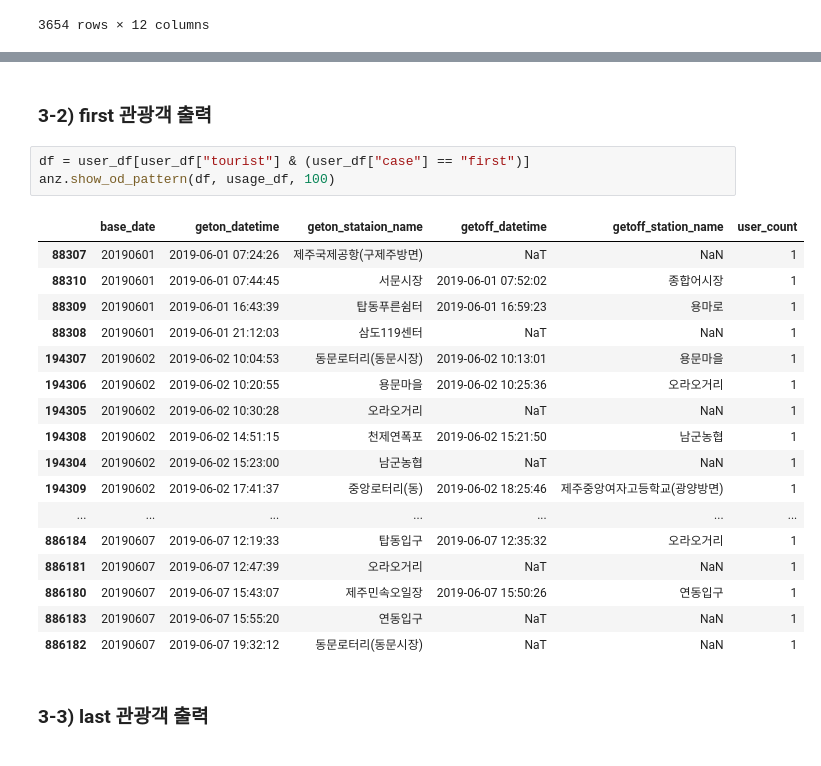
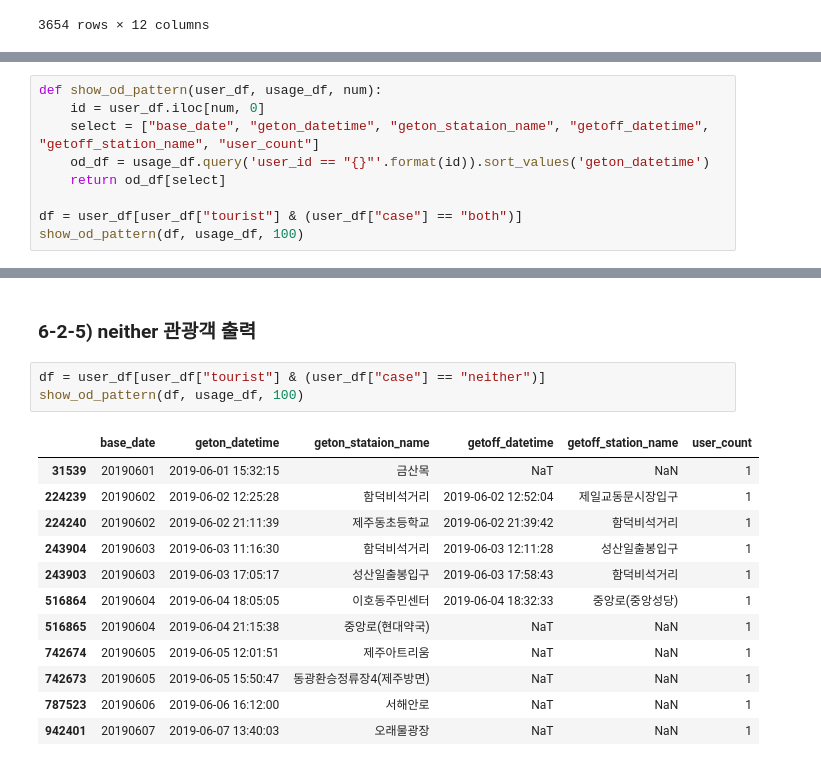
Before and after one commit to hoonisone/2020_jeju-bus-tag_data-analysis, a Jupyter notebook: main/1. 데이터 전처리/1. 이용자&정류장 추출.ipynb, the cells around one changed output, grey strips where cells are left out. Cells and saved outputs as stored; diff of their text form.

```diff
--- a/main/1. 데이터 전처리/1. 이용자&정류장 추출.ipynb
+++ b/main/1. 데이터 전처리/1. 이용자&정류장 추출.ipynb
@@ -1295,0 +1347,9 @@ station_df
+# %%
+def show_od_pattern(user_df, usage_df, num):
+    id = user_df.iloc[num, 0]
+    select = ["base_date", "geton_datetime", "geton_stataion_name", "getoff_datetime", "getoff_station_name", "user_count"]
+    od_df = usage_df.query('user_id == "{}"'.format(id)).sort_values('geton_datetime')
+    return od_df[select]
+
+df = user_df[user_df["tourist"] & (user_df["case"] == "both")]
+show_od_pattern(df, usage_df, 100)
@@ -1318,25 +1411,18 @@ anz.show_od_pattern(df, usage_df, 100)
 # %% [markdown]
-### 3-2) first 관광객 출력
+### 6-2-5) neither 관광객 출력
 # %%
-df = user_df[user_df["tourist"] & (user_df["case"] == "first")]
-anz.show_od_pattern(df, usage_df, 100)
+df = user_df[user_df["tourist"] & (user_df["case"] == "neither")]
+show_od_pattern(df, usage_df, 100)
 # %% [output]
 |  | base_date | geton_datetime | geton_stataion_name | getoff_datetime | getoff_station_name | user_count |
-| 88307 | 20190601 | 2019-06-01 07:24:26 | 제주국제공항(구제주방면) | NaT | NaN | 1 |
-| 88310 | 20190601 | 2019-06-01 07:44:45 | 서문시장 | 2019-06-01 07:52:02 | 종합어시장 | 1 |
-| 88309 | 20190601 | 2019-06-01 16:43:39 | 탑동푸른쉼터 | 2019-06-01 16:59:23 | 용마로 | 1 |
-| 88308 | 20190601 | 2019-06-01 21:12:03 | 삼도119센터 | NaT | NaN | 1 |
-| 194307 | 20190602 | 2019-06-02 10:04:53 | 동문로터리(동문시장) | 2019-06-02 10:13:01 | 용문마을 | 1 |
-| 194306 | 20190602 | 2019-06-02 10:20:55 | 용문마을 | 2019-06-02 10:25:36 | 오라오거리 | 1 |
-| 194305 | 20190602 | 2019-06-02 10:30:28 | 오라오거리 | NaT | NaN | 1 |
-| 194308 | 20190602 | 2019-06-02 14:51:15 | 천제연폭포 | 2019-06-02 15:21:50 | 남군농협 | 1 |
-| 194304 | 20190602 | 2019-06-02 15:23:00 | 남군농협 | NaT | NaN | 1 |
-| 194309 | 20190602 | 2019-06-02 17:41:37 | 중앙로터리(동) | 2019-06-02 18:25:46 | 제주중앙여자고등학교(광양방면) | 1 |
-| ... | ... | ... | ... | ... | ... | ... |
-| 886184 | 20190607 | 2019-06-07 12:19:33 | 탑동입구 | 2019-06-07 12:35:32 | 오라오거리 | 1 |
-| 886181 | 20190607 | 2019-06-07 12:47:39 | 오라오거리 | NaT | NaN | 1 |
-| 886180 | 20190607 | 2019-06-07 15:43:07 | 제주민속오일장 | 2019-06-07 15:50:26 | 연동입구 | 1 |
-| 886183 | 20190607 | 2019-06-07 15:55:20 | 연동입구 | NaT | NaN | 1 |
-| 886182 | 20190607 | 2019-06-07 19:32:12 | 동문로터리(동문시장) | NaT | NaN | 1 |
+| 31539 | 20190601 | 2019-06-01 15:32:15 | 금산목 | NaT | NaN | 1 |
+| 224239 | 20190602 | 2019-06-02 12:25:28 | 함덕비석거리 | 2019-06-02 12:52:04 | 제일교동문시장입구 | 1 |
+| 224240 | 20190602 | 2019-06-02 21:11:39 | 제주동초등학교 | 2019-06-02 21:39:42 | 함덕비석거리 | 1 |
+| 243904 | 20190603 | 2019-06-03 11:16:30 | 함덕비석거리 | 2019-06-03 12:11:28 | 성산일출봉입구 | 1 |
+| 243903 | 20190603 | 2019-06-03 17:05:17 | 성산일출봉입구 | 2019-06-03 17:58:43 | 함덕비석거리 | 1 |
+| 516864 | 20190604 | 2019-06-04 18:05:05 | 이호동주민센터 | 2019-06-04 18:32:33 | 중앙로(중앙성당) | 1 |
+| 516865 | 20190604 | 2019-06-04 21:15:38 | 중앙로(현대약국) | NaT | NaN | 1 |
+| 742674 | 20190605 | 2019-06-05 12:01:51 | 제주아트리움 | NaT | NaN | 1 |
+| 742673 | 20190605 | 2019-06-05 15:50:47 | 동광환승정류장4(제주방면) | NaT | NaN | 1 |
+| 787523 | 20190606 | 2019-06-06 16:12:00 | 서해안로 | NaT | NaN | 1 |
+| 942401 | 20190607 | 2019-06-07 13:40:03 | 오래물광장 | NaT | NaN | 1 |
-# %% [markdown]
-### 3-3) last 관광객 출력
```
Also changed, not shown: parts of 19 cells of this notebook.
